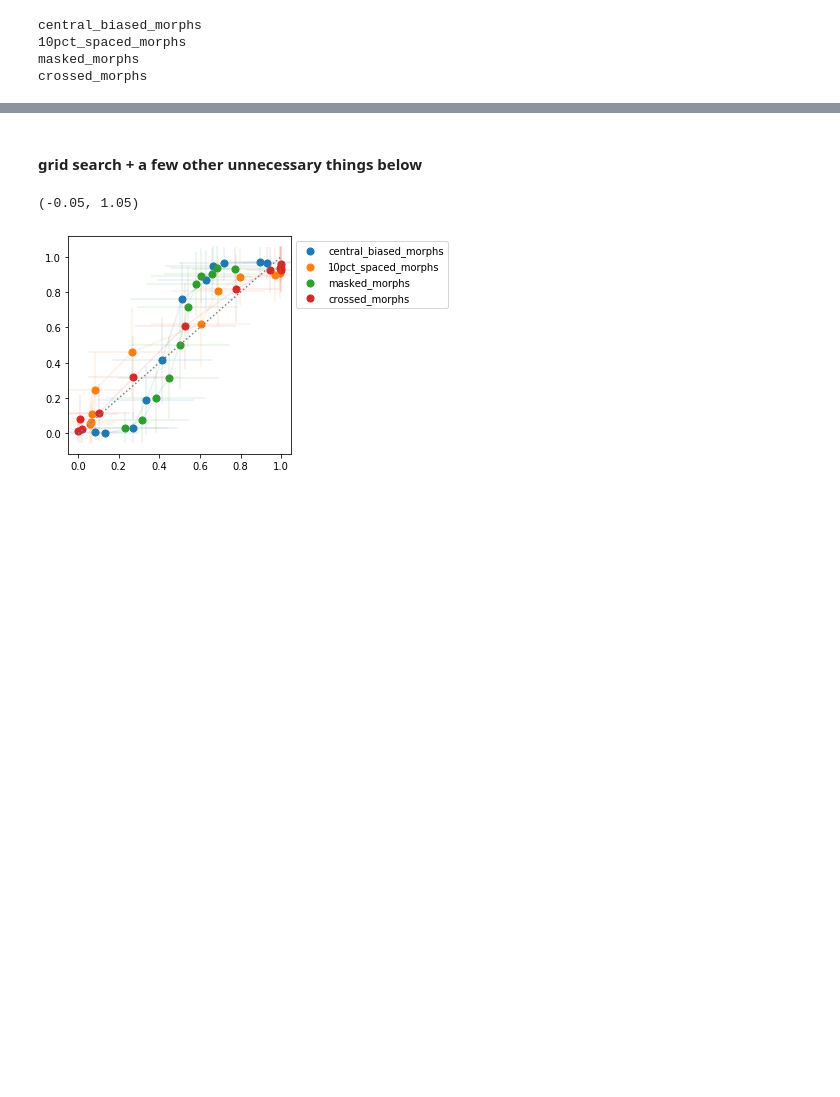
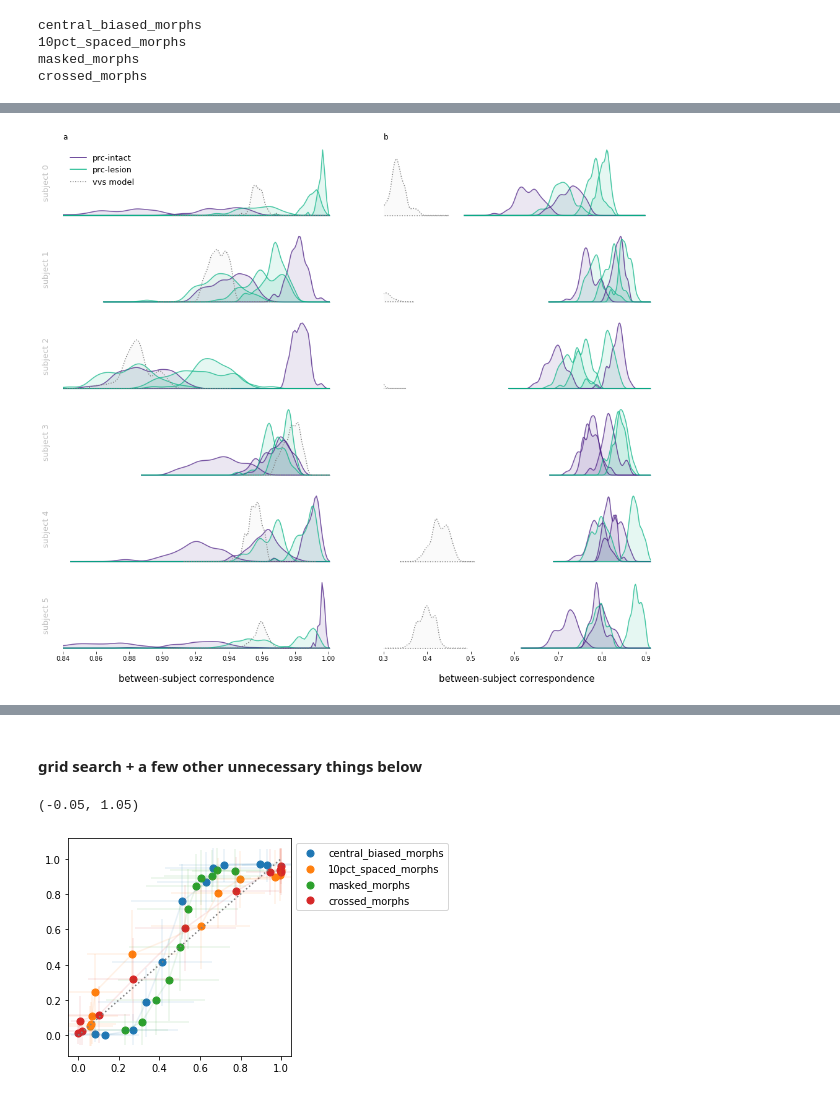
Before and after one commit to tzler/nondiagnostic, a Jupyter notebook: analyses.ipynb, the cells around one changed output, grey strips where cells are left out. Saved outputs shown, nothing was run; the diff lists cells and outputs as text; code cells hidden in the pictures; blank space fills up the shorter version.

```diff
--- a/analyses.ipynb
+++ b/analyses.ipynb
@@ -928 +1101,3 @@ for ex in ['central_biased_morphs', '10pct_spaced_morphs']:
+# %%
+distributions = generate_between_subject_distributions(df_m1)
 # %%
@@ -1360,0 +1604,5 @@ from scipy import stats
+# %%
+distributions = generate_between_subject_distributions(df_c1)
+distribution_visualization(distributions)
+# %% [output]
+[figure, added]
```
Also changed, not shown: parts of 33 cells of this notebook, 1 other file.
